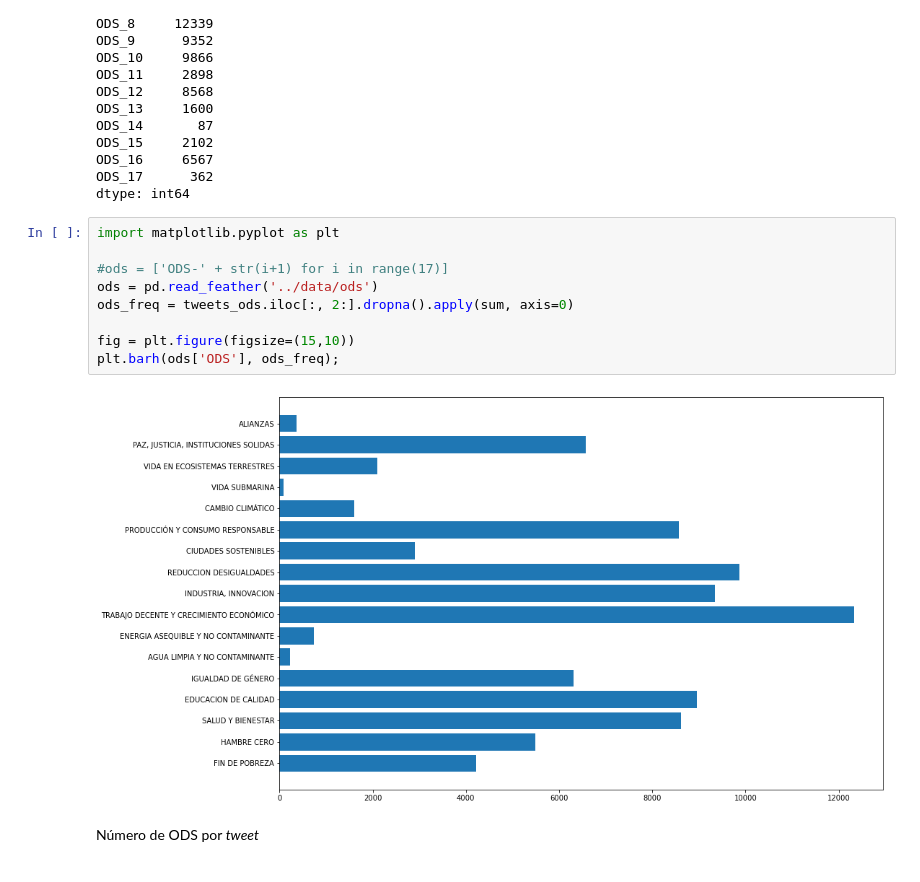
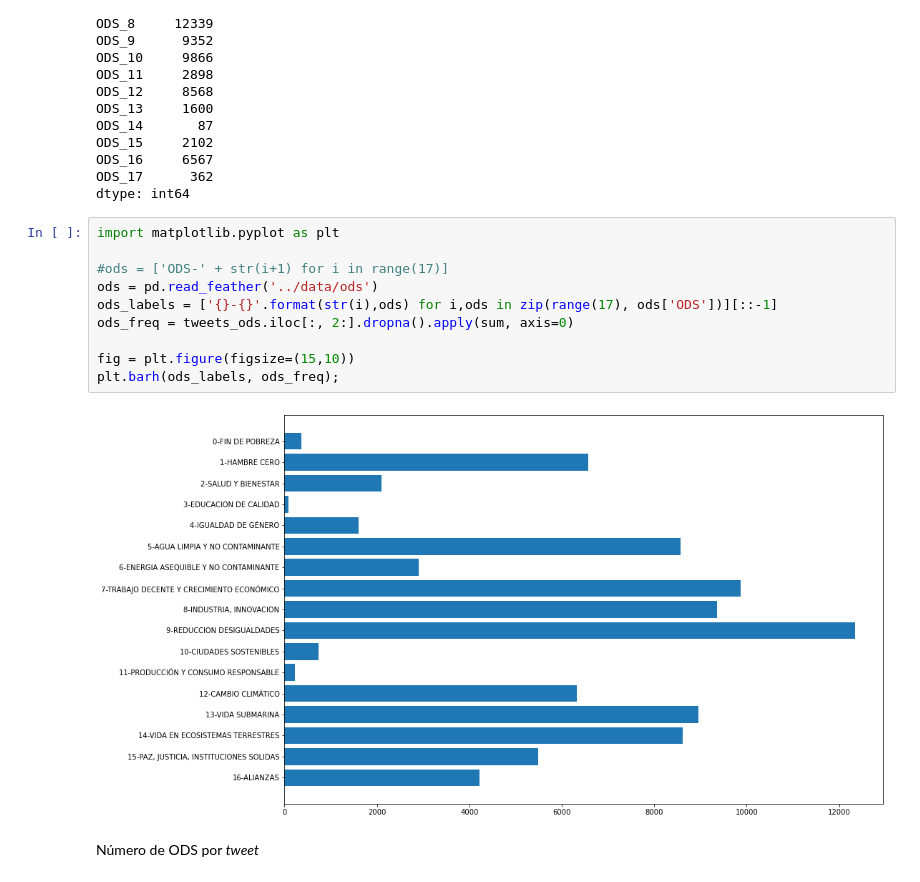
Before and after one commit to michelangelocasablancas/ods, a Jupyter notebook: ipynb/20200630_plot_ods_data.ipynb, the cells around one changed output. Saved outputs shown, nothing was run; the diff lists cells and outputs as text.

Commit message:
Update ods bar graph.

```diff
--- a/ipynb/20200630_plot_ods_data.ipynb
+++ b/ipynb/20200630_plot_ods_data.ipynb
@@ -47,14 +47,15 @@ dtype: int64
 # %%
 import matplotlib.pyplot as plt
 
 #ods = ['ODS-' + str(i+1) for i in range(17)]
 ods = pd.read_feather('../data/ods')
+ods_labels = ['{}-{}'.format(str(i),ods) for i,ods in zip(range(17), ods['ODS'])][::-1]
 ods_freq = tweets_ods.iloc[:, 2:].dropna().apply(sum, axis=0)
 
 fig = plt.figure(figsize=(15,10))
-plt.barh(ods['ODS'], ods_freq);
+plt.barh(ods_labels, ods_freq);
 # %% [output]
-[figure, old version]
+[figure, new version]
 # %% [markdown]
 Número de ODS por _tweet_
 # %%
```
